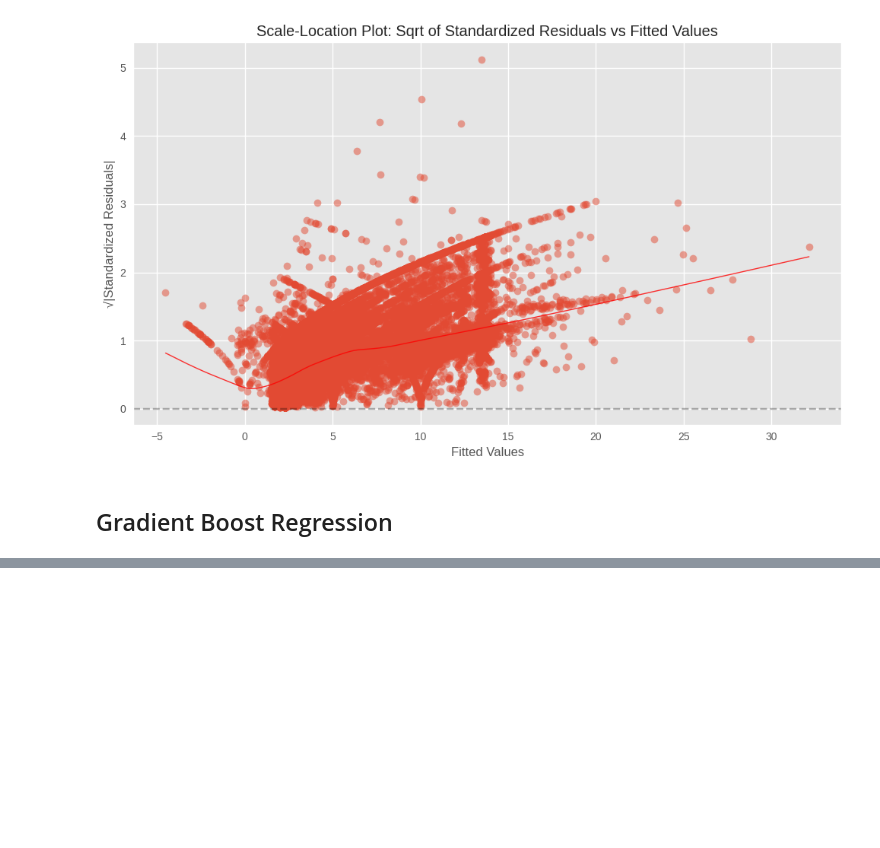
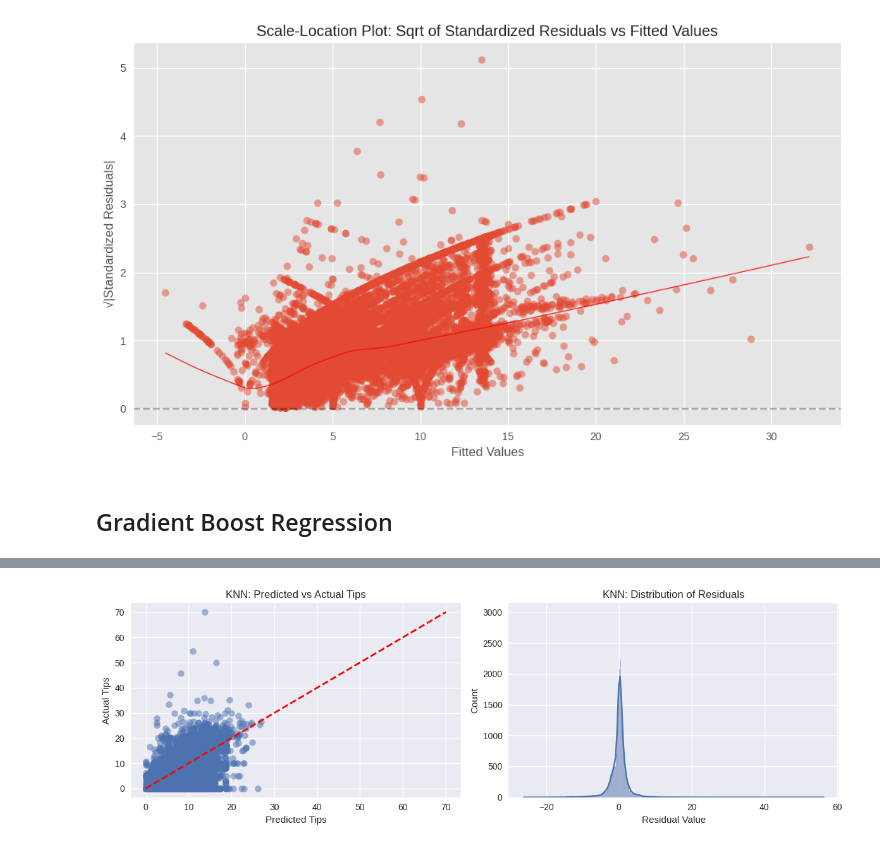
Before and after one commit to RatchanonPa/Data-Warehouse-and-Big-Data-Analytics, a Jupyter notebook: Modellimg.ipynb, the cells around one changed output, grey strips where cells are left out. Cells and saved outputs as stored; diff of their text form; code cells hidden in the pictures; blank space fills up the shorter version.

```diff
--- a/Modellimg.ipynb
+++ b/Modellimg.ipynb
@@ -425,0 +538,79 @@ all_data.info()
+# %%
+import pandas as pd
+import numpy as np
+from sklearn.neighbors import KNeighborsRegressor
+from sklearn.metrics import mean_absolute_error, mean_squared_error, r2_score
+from sklearn.preprocessing import StandardScaler
+
+# Scale the features for KNN
+scaler = StandardScaler()
+X_train_scaled = scaler.fit_transform(X_train)
+X_test_scaled = scaler.transform(X_test)
+
+# Initialize and train KNN model
+knn = KNeighborsRegressor(n_neighbors=5, weights='uniform')
+knn.fit(X_train_scaled, y_train)
+
+# Make predictions
+knn_train_pred = knn.predict(X_train_scaled)
+knn_test_pred = knn.predict(X_test_scaled)
+
+# Calculate metrics for KNN
+knn_train_mae = mean_absolute_error(y_train, knn_train_pred)
+knn_test_mae = mean_absolute_error(y_test, knn_test_pred)
+knn_train_rmse = mean_squared_error(y_train, knn_train_pred, squared=False)
+knn_test_rmse = mean_squared_error(y_test, knn_test_pred, squared=False)
+knn_train_r2 = r2_score(y_train, knn_train_pred)
+knn_test_r2 = r2_score(y_test, knn_test_pred)
+
+# Calculate MAE for the baseline model
+base_train_mae = mean_absolute_error(y_train, base_train_pred)
+base_test_mae = mean_absolute_error(y_test, base_test_pred)
+
+# Calculate MAE for the full linear model
+full_train_mae = mean_absolute_error(y_train, full_train_pred)
+full_test_mae = mean_absolute_error(y_test, full_test_pred)
+
+# Create comparison DataFrame
+model_comparison = pd.DataFrame({
+    'Model': ['Baseline', 'Linear Regression', 'KNN'],
+    'Train MAE': [base_train_mae, full_train_mae, knn_train_mae],
+    'Test MAE': [base_test_mae, full_test_mae, knn_test_mae],
+    'Train RMSE': [train_rmse, train_rmse, knn_train_rmse],
+    'Test RMSE': [test_rmse, test_rmse, knn_test_rmse],
+    'Train R²': [0, train_r2, knn_train_r2],
+    'Test R²': [0, test_r2, knn_test_r2]
+})
+
+# Round all numeric columns to 4 decimal places
+numeric_columns = model_comparison.select_dtypes(include=[np.number]).columns
+model_comparison[numeric_columns] = model_comparison[numeric_columns].round(4)
+
+print("\nModel Comparison:")
+print("----------------")
+print(model_comparison.to_string(index=False))
+
+# Visualize predictions vs actual values for KNN
+import matplotlib.pyplot as plt
+import seaborn as sns
+
+plt.figure(figsize=(12, 4))
+
+# Plot 1: Predicted vs Actual
+plt.subplot(1, 2, 1)
+plt.scatter(knn_test_pred, y_test, alpha=0.5)
+plt.plot([y_test.min(), y_test.max()], [y_test.min(), y_test.max()], 'r--', lw=2)
+plt.xlabel('Predicted Tips')
+plt.ylabel('Actual Tips')
+plt.title('KNN: Predicted vs Actual Tips')
+
+# Plot 2: Residuals Distribution
+plt.subplot(1, 2, 2)
+residuals = y_test - knn_test_pred
+sns.histplot(residuals, kde=True)
+plt.title('KNN: Distribution of Residuals')
+plt.xlabel('Residual Value')
+
+plt.tight_layout()
+plt.show()
+# %% [output]
@@ -425,0 +623 @@ all_data.info()
+[figure, added]
```
Also changed, not shown: parts of 10 cells of this notebook.
